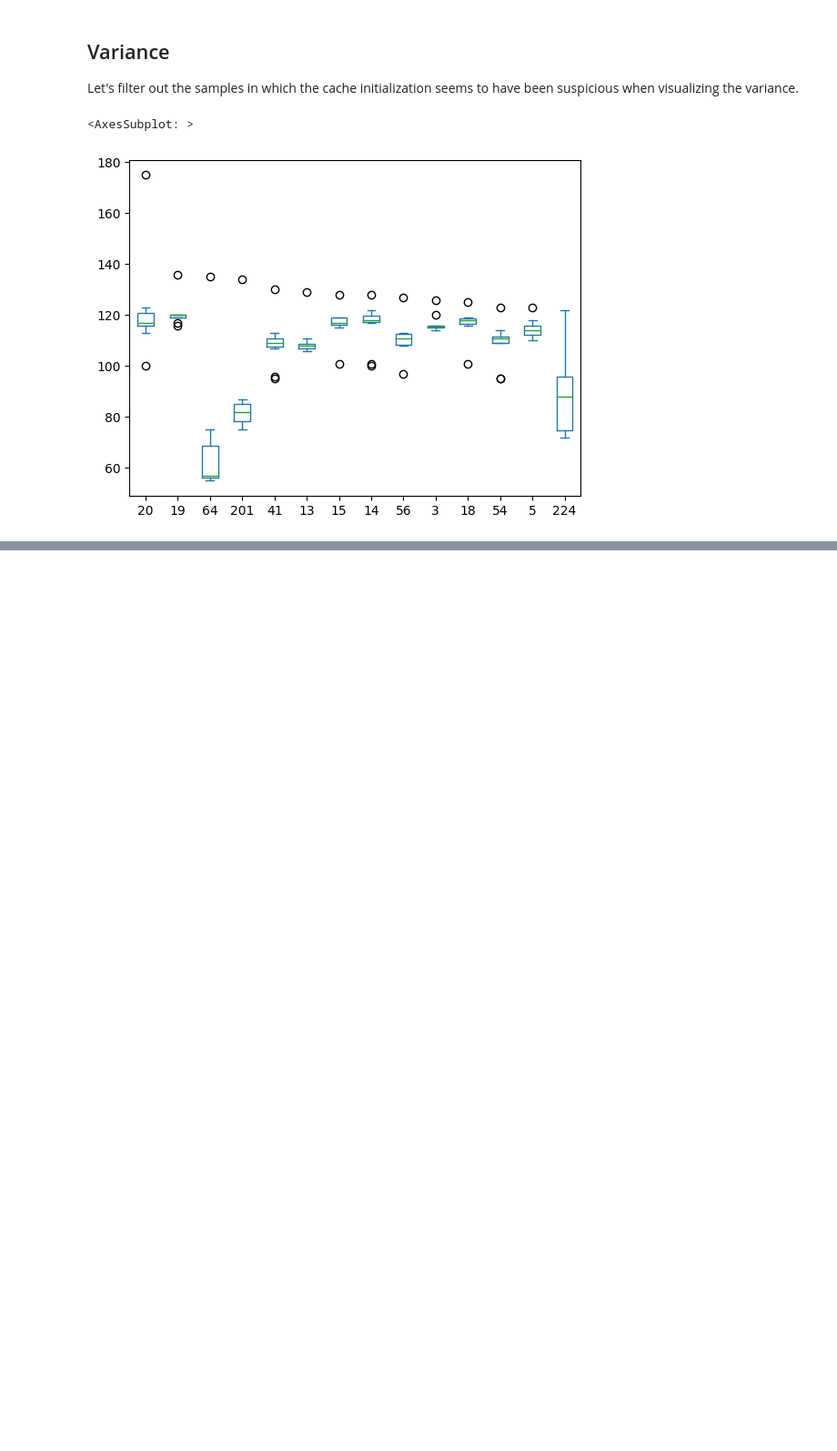
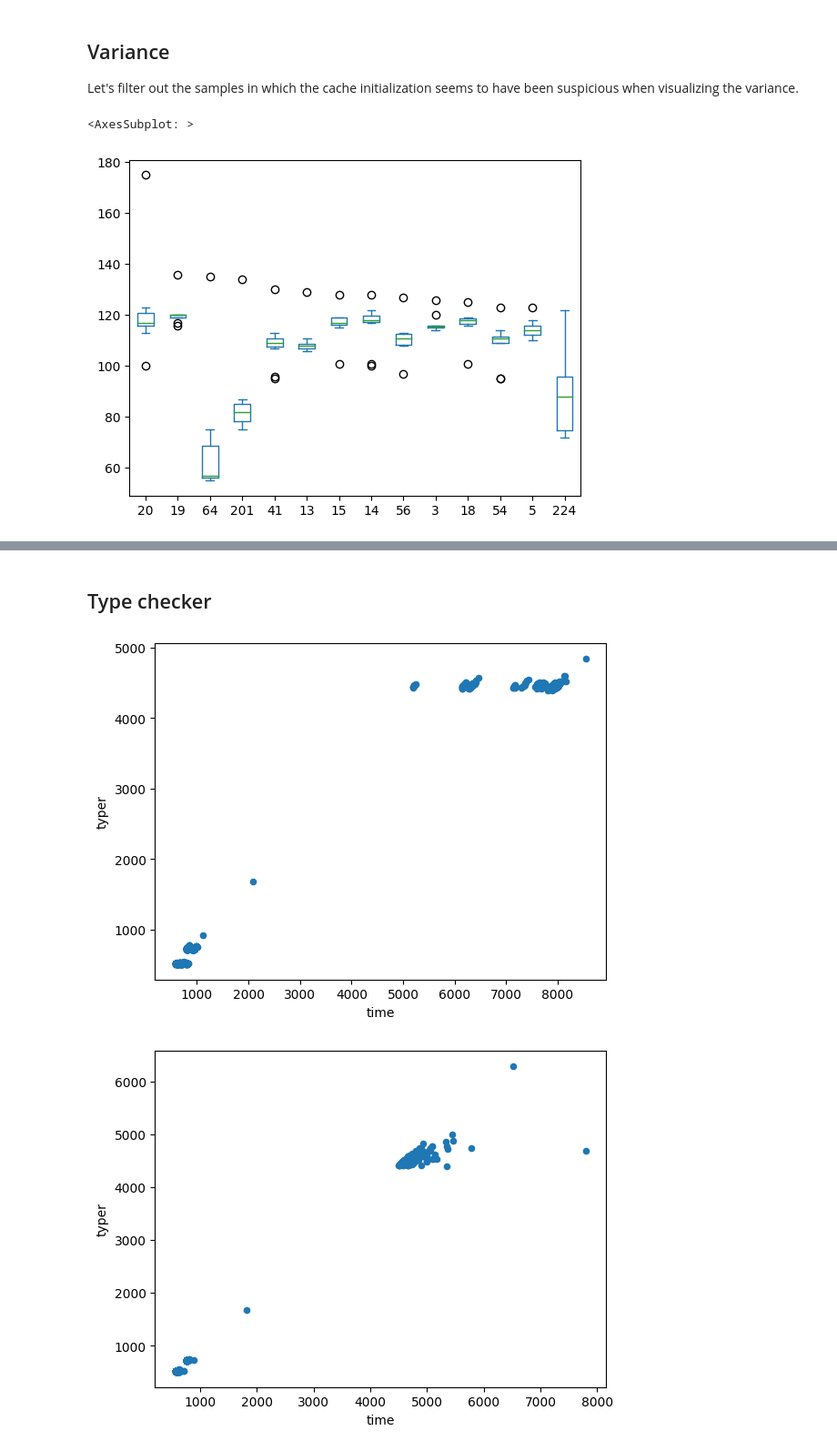
Before and after one commit to pitag-ha/merl-an, a Jupyter notebook: data/js_2023_02_06/analysis.ipynb, the cells around one changed output, grey strips where cells are left out. Shown at 91% size. Saved outputs shown, nothing was run; the diff lists cells and outputs as text; code cells hidden in the pictures; blank space fills up the shorter version.

```diff
--- a/data/js_2023_02_06/analysis.ipynb
+++ b/data/js_2023_02_06/analysis.ipynb
@@ -93,0 +186,8 @@ TypeError: list indices must be integers or slices, not str
+# %% [markdown]
+## Type checker
+# %%
+plot(cold_performance, Frontend.Cold, "typer", "Type_enclosing")
+plot(cold_performance, Frontend.Cold, "typer", "Locate")
+# %% [output]
+[figure, added]
+[figure, added]
```
Also changed, not shown: parts of 22 cells of this notebook.
